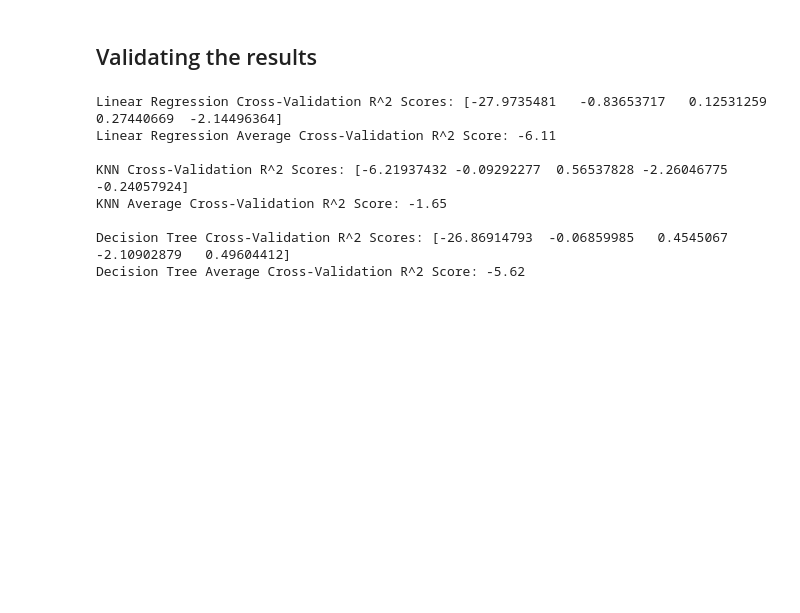
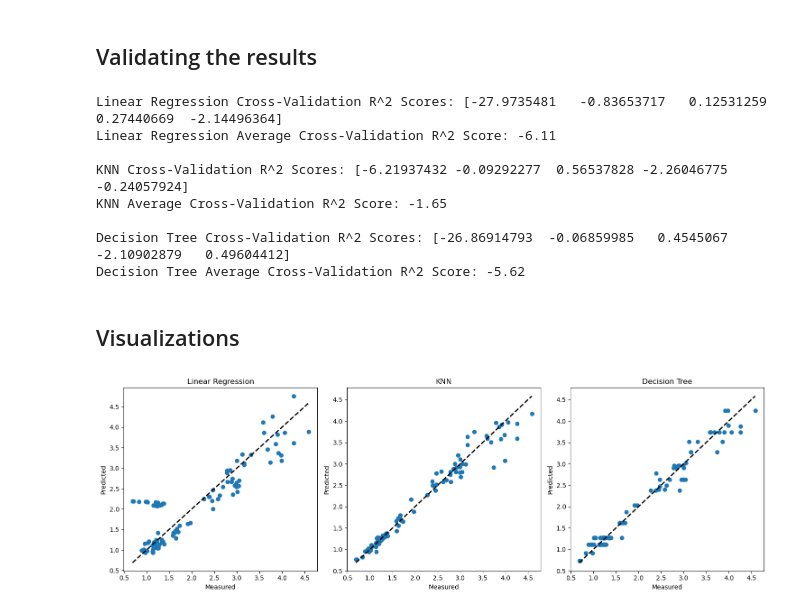
Before and after one commit to sbangapadang22/gasandelectricity, a Jupyter notebook: 303Project.ipynb, the cells around one changed output. Drawn from its saved outputs; the diff is of its cells as text; code cells hidden in the pictures; blank space fills up the shorter version.

Commit message:
visualizations

```diff
--- a/303Project.ipynb
+++ b/303Project.ipynb
@@ -299,3 +241,33 @@ KNN Average Cross-Validation R^2 Score: -1.65
 
 Decision Tree Cross-Validation R^2 Scores: [-26.86914793  -0.06859985   0.4545067   -2.10902879   0.49604412]
 Decision Tree Average Cross-Validation R^2 Score: -5.62
+# %% [markdown]
+## Visualizations
+# %%
+fig, axes = plt.subplots(1, 3, figsize=(15, 5))
+
+# Linear Regression
+axes[0].scatter(y_test, lr_y_pred)
+axes[0].plot([y_test.min(), y_test.max()], [y_test.min(), y_test.max()], 'k--', lw=2)
+axes[0].set_xlabel('Measured')
+axes[0].set_ylabel('Predicted')
+axes[0].set_title('Linear Regression')
+
+# KNN
+axes[1].scatter(y_test, knn_y_pred)
+axes[1].plot([y_test.min(), y_test.max()], [y_test.min(), y_test.max()], 'k--', lw=2)
+axes[1].set_xlabel('Measured')
+axes[1].set_ylabel('Predicted')
+axes[1].set_title('KNN')
+
+# Decision Tree
+axes[2].scatter(y_test, dt_y_pred)
+axes[2].plot([y_test.min(), y_test.max()], [y_test.min(), y_test.max()], 'k--', lw=2)
+axes[2].set_xlabel('Measured')
+axes[2].set_ylabel('Predicted')
+axes[2].set_title('Decision Tree')
+
+plt.tight_layout()
+plt.show()
+# %% [output]
+[figure, added]
```
Also changed, not shown: parts of 6 cells of this notebook.
